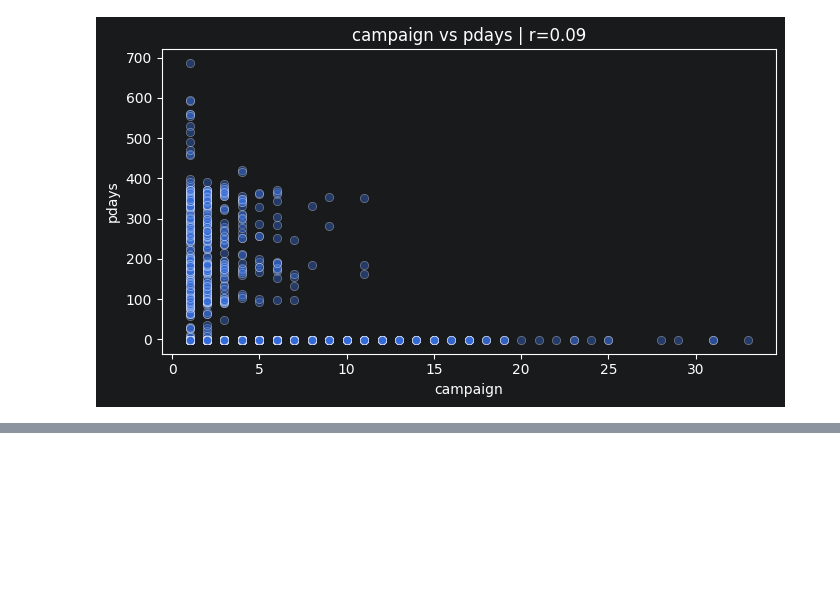
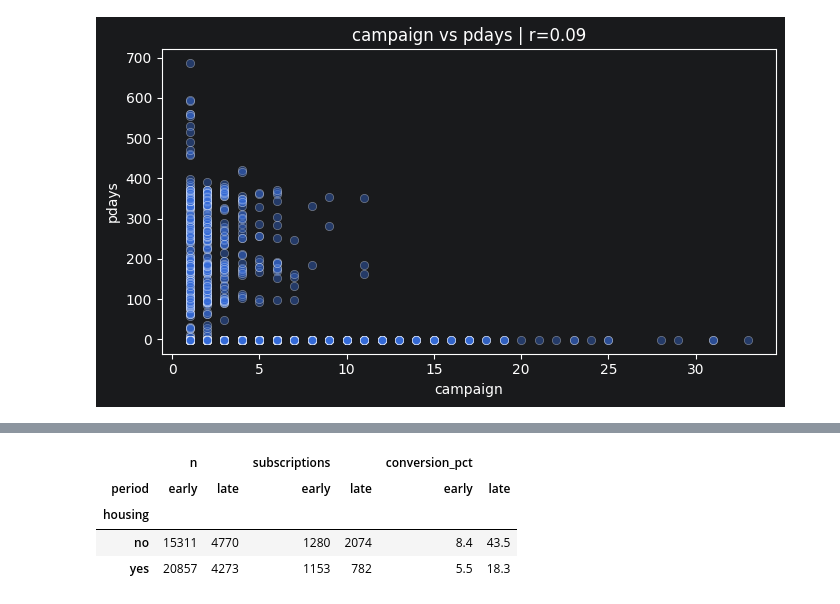
Before and after one commit to BarbieKenn/catboost-ml, a Jupyter notebook: notebooks/02_eda.ipynb, the cells around one changed output, grey strips where cells are left out. Drawn from its saved outputs; the diff is of its cells as text; code cells hidden in the pictures; blank space fills up the shorter version.

```diff
--- a/notebooks/02_eda.ipynb
+++ b/notebooks/02_eda.ipynb
@@ -299,0 +417,8 @@ for (col1, col2), corr_value in pairs.items():
+# %%
+display(conversion_table(periods, ["housing", "period"]).unstack("period"))
+# %% [output]
+|  | n |  | subscriptions |  | conversion_pct |  |
+| period | early | late | early | late | early | late |
+| housing |  |  |  |  |  |  |
+| no | 15311 | 4770 | 1280 | 2074 | 8.4 | 43.5 |
+| yes | 20857 | 4273 | 1153 | 782 | 5.5 | 18.3 |
```
Also changed, not shown: parts of 12 cells of this notebook.
